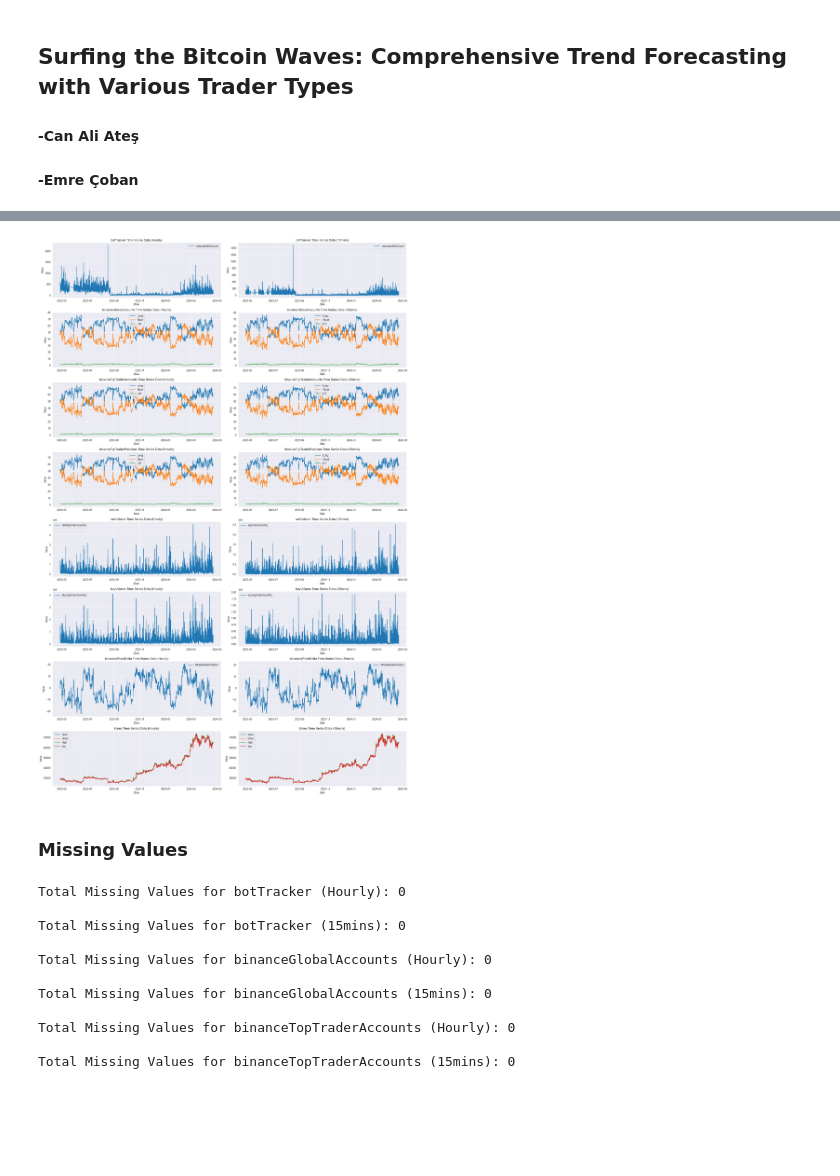
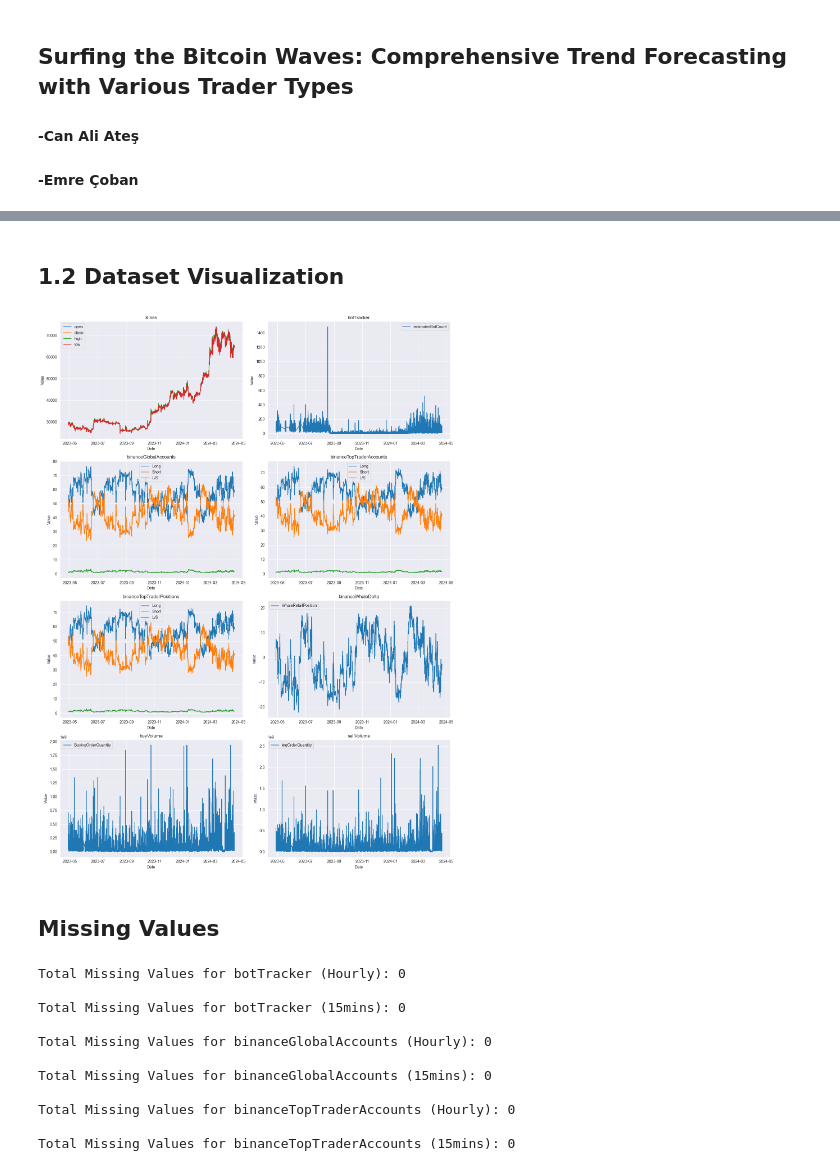
Before and after one commit to emrecobann/SurfingBTCWaves, a Jupyter notebook: SurfingBTC.ipynb, the cells around one changed output, grey strips where cells are left out. Saved outputs shown, nothing was run; the diff lists cells and outputs as text; code cells hidden in the pictures; blank space fills up the shorter version.

Commit message:
feat(SurfingBTC.ipynb): Dataset explanation added, visualization updated

```diff
--- a/SurfingBTC.ipynb
+++ b/SurfingBTC.ipynb
@@ -14,40 +25,38 @@ import seaborn as sns
+# %%
+# Define the CSV files
+data_files = ["klines", "botTracker", "binanceGlobalAccounts", "binanceTopTraderAccounts",
+              "binanceTopTraderPositions", "binanceWhaleDelta", "buyVolume", "sellVolume"]
+# %% [markdown]
+## 1.2 Dataset Visualization
 # %%
-# Define a function to plot data for a given feature
-def plot_data(filename:str, interval:str, ax:plt.axes):
+def plot_csv(filename:str, ax:plt.axes):
     # Read the CSV file
-    data = pd.read_csv(f"data/{filename}{interval}.csv", header=0)
-
+    data = pd.read_csv(f"data/{filename}15mins.csv", header=0)
     # Convert 'Date' column to datetime
     data['Date'] = pd.to_datetime(data['Date'])
-
     # Plot the data
     for column in data.columns[1:]:
         ax.plot(data['Date'], data[column], label=column)
-    ax.set_title(f'{filename} Time Series Data ({interval})')
+    ax.set_title(f'{filename}')
     ax.set_xlabel('Date')
     ax.set_ylabel('Value')
     ax.legend()
 
-def plot_all_data(files:list, intervals:list, figsize=(20, 30)):
-    fig, axs = plt.subplots(len(files), len(intervals), figsize=figsize)
-
-    for i, file in enumerate(files):
-        for j, interval in enumerate(intervals):
-            ax = axs[i, j]
-            plot_data(file, interval, ax)
-
+def plot_data(files:list):
+    # Create a subplot grid to plot all data files
+    fig, axs = plt.subplots(4, 2, figsize=(15, 20))
+    # Iterate over each data file and plot them into subplot grid
+    for i, csv_file in enumerate(files):
+        plot_csv(filename=csv_file, ax=axs[i // 2, i % 2])
+    # Display the plots
     plt.tight_layout()
     plt.show()
 
-
-files = ["botTracker", "binanceGlobalAccounts", "binanceTopTraderAccounts", "binanceTopTraderPositions", "sellVolume", "buyVolume", "binanceWhaleDelta", "klines"]
-intervals = ["Hourly", "15mins"]
-
-plot_all_data(files, intervals)
+plot_data(data_files)
 # %% [output]
-[figure, old version]
+[figure, new version]
 # %% [markdown]
-### Missing Values
+## Missing Values <a id = "2"></a>
 # %%
 # Print total missing value counts for each feature and interval
 def print_missing_values(filename:str, interval:str):
```
Also changed, not shown: parts of 4 cells of this notebook.
